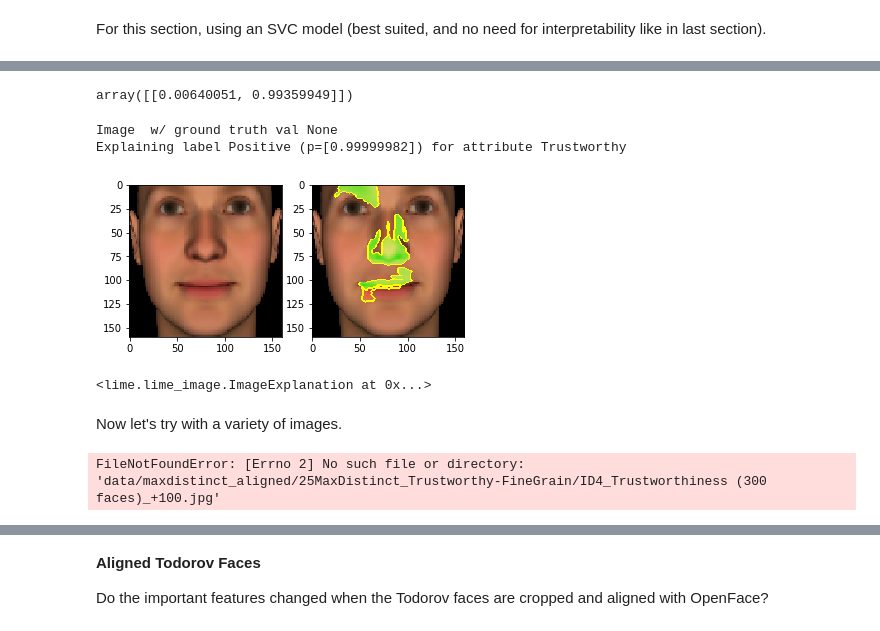
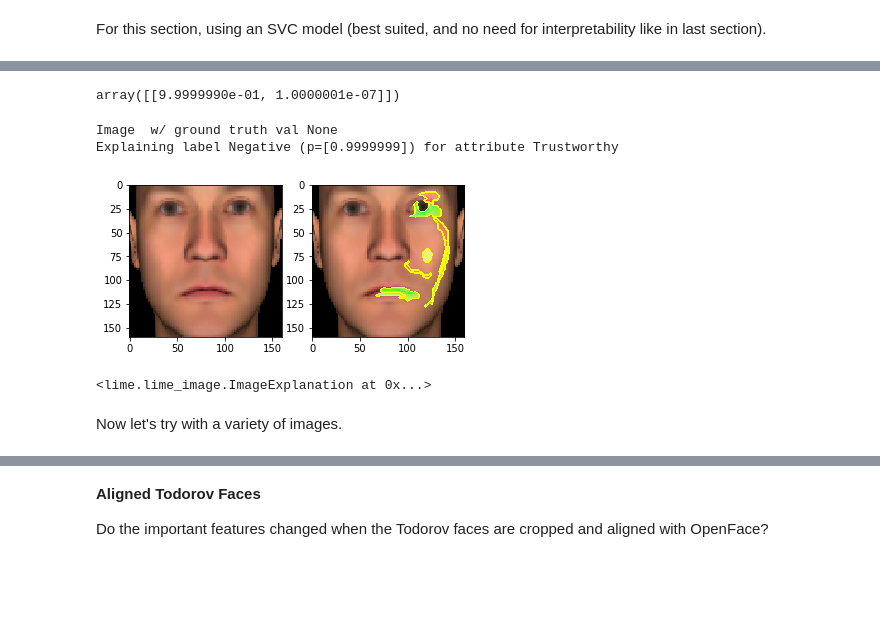
Before and after one commit to ryansteed/learning-appearance-bias, a Jupyter notebook: notebooks/feature-analysis.ipynb, the cells around one changed output, grey strips where cells are left out. Drawn from its saved outputs; the diff is of its cells as text; code cells hidden in the pictures; blank space fills up the shorter version.

```diff
--- a/notebooks/feature-analysis.ipynb
+++ b/notebooks/feature-analysis.ipynb
@@ -376,10 +362,6 @@ print(sample_embedding.shape)
 # %%
 # a sample classification
-def predict_fn(img_arrays):
-    embeddings = extraction_model.model.predict(img_arrays)
-    preds = clf.predict_proba(embeddings)
-    return preds
-pred = predict_fn(np.array([img_processed]))
+pred = interpreter.predict_fn(np.array([img_processed]))
 pred
 # %% [output]
-array([[0.00640051, 0.99359949]])
+array([[9.9999990e-01, 1.0000001e-07]])
@@ -423,17 +368,9 @@ def explain_img(img, name="", ground_truth=None):
-# %%
-explain_img(sample_img)
-# %% [output]
-Image  w/ ground truth val None
-Explaining label Positive (p=[0.99999982]) for attribute Trustworthy
-[figure, removed]
-<lime.lime_image.ImageExplanation at 0x...>
+# %%
+interpreter.explain_img(sample_img, "Trustworthy", num_samples=500)
+# %% [output]
+Image  w/ ground truth val None
+Explaining label Negative (p=[0.9999999]) for attribute Trustworthy
+[figure, added]
+<lime.lime_image.ImageExplanation at 0x...>
 # %% [markdown]
 Now let's try with a variety of images.
-# %%
-# Several Max Distinct samples (unaligned):
-for i in range(3):
-    sample = df[df[label].notna()].sample()
-    sample_img = get_img(*sample[['Face name', 'Source']].values[0], "maxdistinct_aligned")
-    explain_img(sample_img, sample['Face name'].values[0], sample[label].values[0])
-# %% [output]
-FileNotFoundError: [Errno 2] No such file or directory: 'data/maxdistinct_aligned/25MaxDistinct_Trustworthy-FineGrain/ID4_Trustworthiness (300 faces)_+100.jpg'
```
Also changed, not shown: parts of 32 cells of this notebook, 2 other files.
